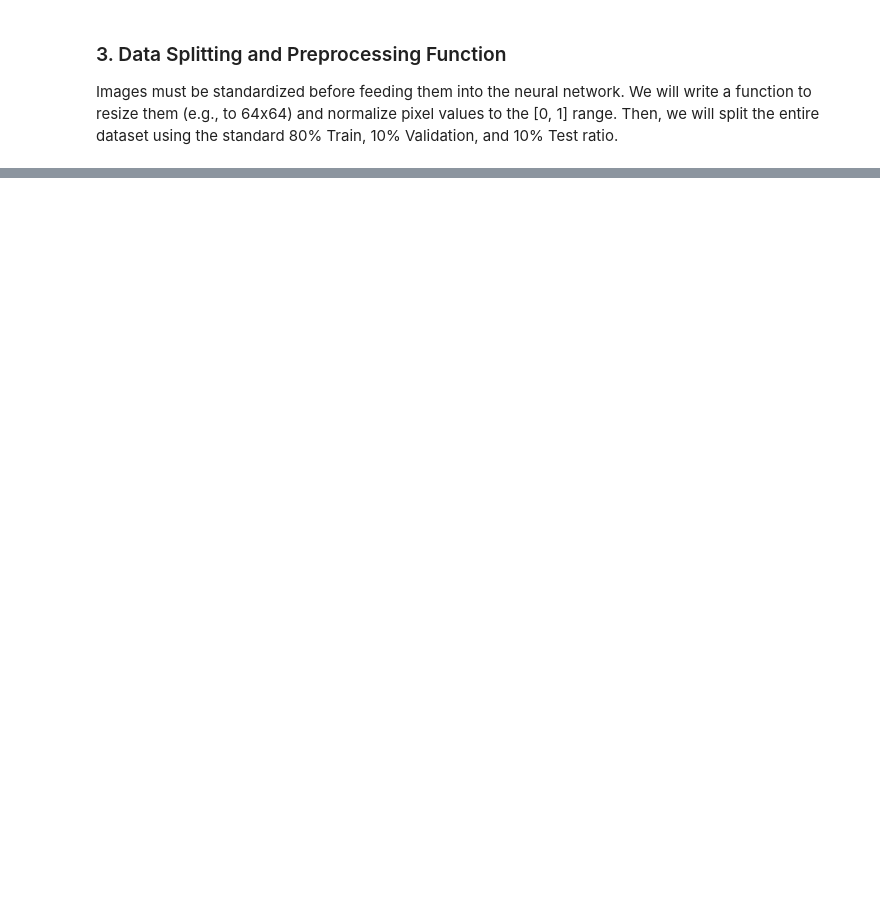
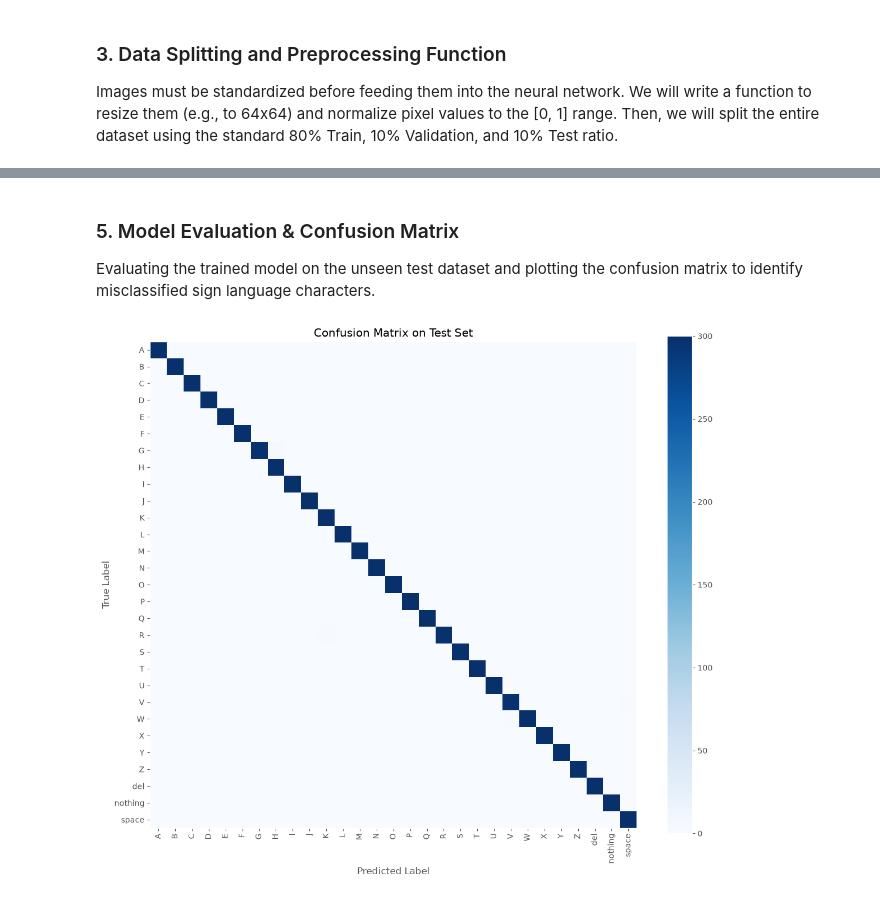
Before and after one commit to Shahparsa/RealTime-Sign-to-Speech, a Jupyter notebook: p1.ipynb, the cells around one changed output, grey strips where cells are left out. Cells and saved outputs as stored; diff of their text form; code cells hidden in the pictures; blank space fills up the shorter version.

```diff
--- a/p1.ipynb
+++ b/p1.ipynb
@@ -171,0 +435,36 @@ Min pixel value: 0.0 | Max pixel value: 1.0
+# %% [markdown]
+### 5. Model Evaluation & Confusion Matrix
+Evaluating the trained model on the unseen test dataset and plotting the confusion matrix to identify misclassified sign language characters.
+# %%
+model.eval()
+all_preds = []
+all_targets = []
+
+with torch.no_grad():
+    for images, labels in test_loader:
+        images = images.to(device)
+        outputs = model(images)
+        _, predicted = outputs.max(1)
+
+        # Transfer predictions back to CPU for plotting
+        all_preds.extend(predicted.cpu().numpy())
+        all_targets.extend(labels.numpy())
+
+# Calculate Confusion Matrix
+cm = confusion_matrix(all_targets, all_preds)
+
+# Plot Confusion Matrix
+plt.figure(figsize=(12, 10))
+plt.imshow(cm, interpolation='nearest', cmap=plt.cm.Blues)
+plt.title('Confusion Matrix on Test Set')
+plt.colorbar()
+tick_marks = np.arange(len(classes))
+plt.xticks(tick_marks, classes, rotation=90)
+plt.yticks(tick_marks, classes)
+plt.ylabel('True Label')
+plt.xlabel('Predicted Label')
+plt.grid(False) # Turn off grid for better matrix visibility
+plt.tight_layout()
+plt.show()
+# %% [output]
+[figure, added]
```
Also changed, not shown: parts of 15 cells of this notebook, 3 other files.
